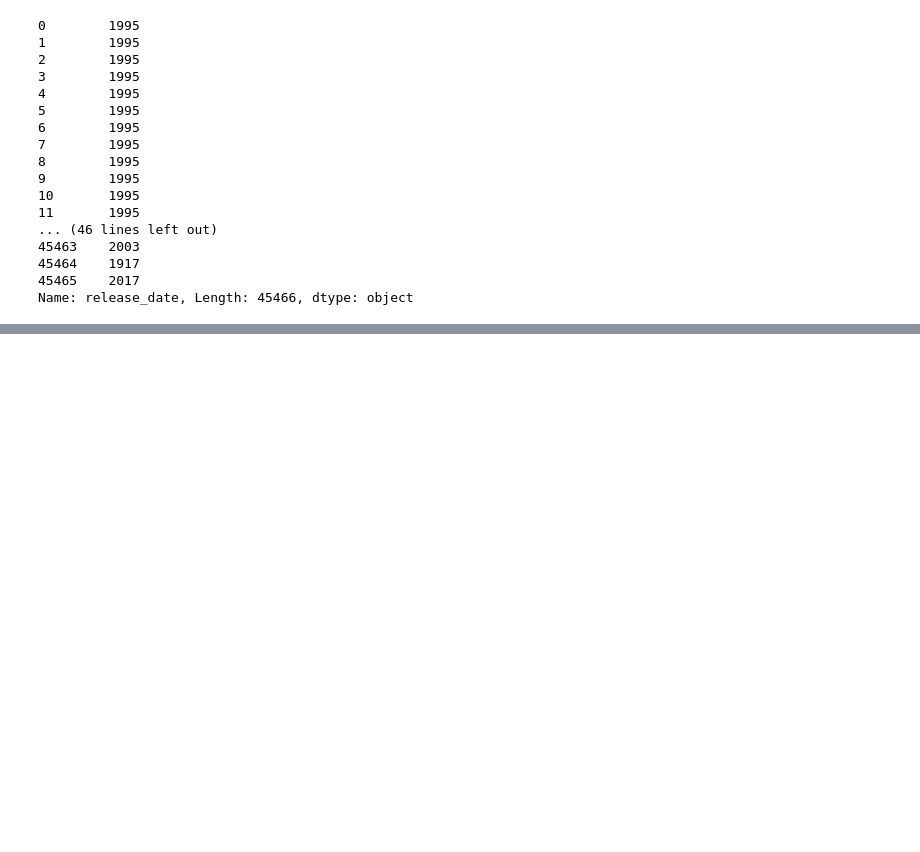
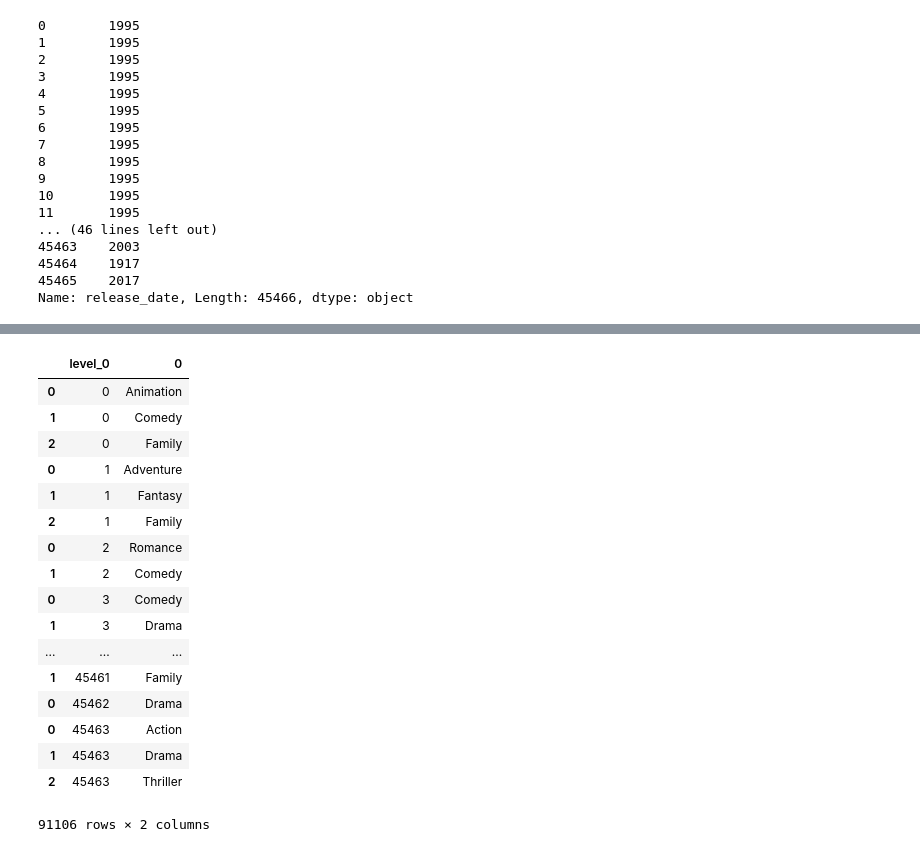
Before and after one commit to dl57934/CoAlert, a Jupyter notebook: sh_System/movieRecommaned/study2.ipynb, the cells around one changed output, grey strips where cells are left out. Drawn from its saved outputs; the diff is of its cells as text; code cells hidden in the pictures; blank space fills up the shorter version.

```diff
--- a/sh_System/movieRecommaned/study2.ipynb
+++ b/sh_System/movieRecommaned/study2.ipynb
@@ -140,0 +153,21 @@ qualified
+# %%
+md.apply(lambda x: pd.Series(x['genres']), axis=1).stack().reset_index(level=0)
+# %% [output]
+|  | level_0 | 0 |
+| 0 | 0 | Animation |
+| 1 | 0 | Comedy |
+| 2 | 0 | Family |
+| 0 | 1 | Adventure |
+| 1 | 1 | Fantasy |
+| 2 | 1 | Family |
+| 0 | 2 | Romance |
+| 1 | 2 | Comedy |
+| 0 | 3 | Comedy |
+| 1 | 3 | Drama |
+| ... | ... | ... |
+| 1 | 45461 | Family |
+| 0 | 45462 | Drama |
+| 0 | 45463 | Action |
+| 1 | 45463 | Drama |
+| 2 | 45463 | Thriller |
+91106 rows × 2 columns
```
Also changed, not shown: parts of 10 cells of this notebook.
